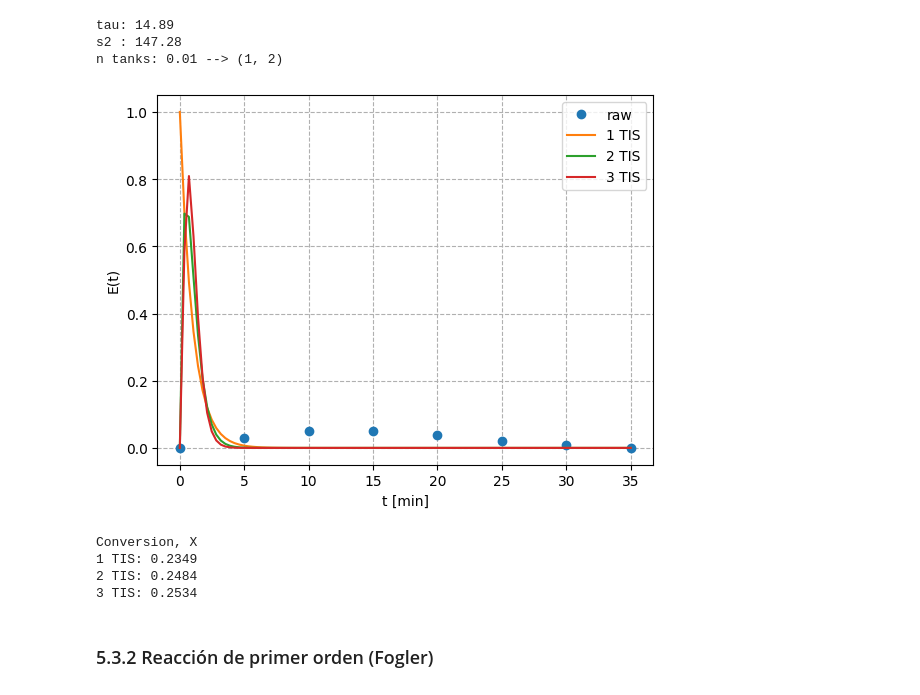
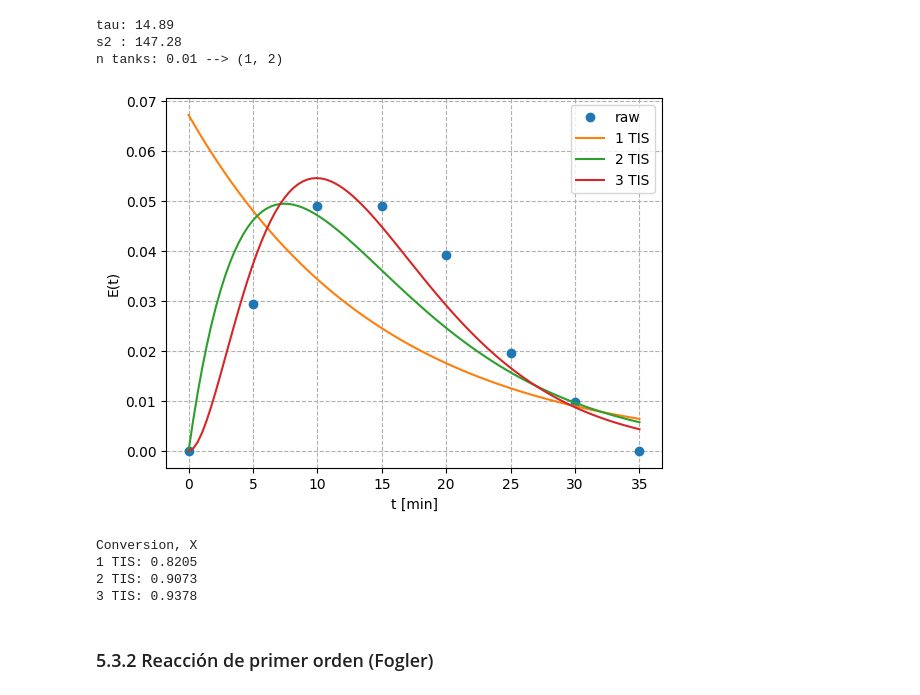
Before and after one commit to eicastroc/Kin_Cinvestav_IngMetalurgica, a Jupyter notebook: 05_analisisRTD/05_modelos_Compartimientos.ipynb, the cells around one changed output. Saved outputs shown, nothing was run; the diff lists cells and outputs as text; code cells hidden in the pictures.

```diff
--- a/05_analisisRTD/05_modelos_Compartimientos.ipynb
+++ b/05_analisisRTD/05_modelos_Compartimientos.ipynb
@@ -115,16 +115,16 @@ n tanks: 0.01 --> (1, 2)
 # %%
 fig, ax = plt.subplots()
 ax.plot(t, Es(t), ls='', marker='o', label=f"raw")
 tt = np.linspace(t[0], t[-1], 100)
 for ntank in ntanks:
-    ax.plot(tt, Ncstr(tt, tau, ntank), label=f"{ntank} TIS")
+    ax.plot(tt, Ncstr(tt, tr, ntank), label=f"{ntank} TIS")
 ax.legend()
 ax.grid(ls='--')
 ax.set_xlabel("t [min]")
 ax.set_ylabel("E(t)")
 plt.show()
 # %% [output]
-[figure, old version]
+[figure, new version]
 # %%
 # calculo de cinetica con modelo de tanques en series (TIS)
 cA0 = 1
@@ -136,7 +136,7 @@ def cstrOptFun(cA, cA0, tau):
 print("Conversion, X")
 # conversion
 for ntank in ntanks:
-    tauTIS = tau/ntank
+    tauTIS = tr/ntank
     cEntry = cA0
     for tank in range(ntank):
         cExit = fsolve(cstrOptFun, x0=cEntry, args=(cEntry, tauTIS))
@@ -145,9 +145,9 @@ for ntank in ntanks:
     print(f"{ntank} TIS: {x:.4f}")
 # %% [output]
 Conversion, X
-1 TIS: 0.2349
-2 TIS: 0.2484
-3 TIS: 0.2534
+1 TIS: 0.8205
+2 TIS: 0.9073
+3 TIS: 0.9378
 # %% [markdown]
 ### 5.3.2 Reacción de primer orden (Fogler)
 # %% [markdown]
```
Also changed, not shown: parts of 4 cells of this notebook, 1 other file.
